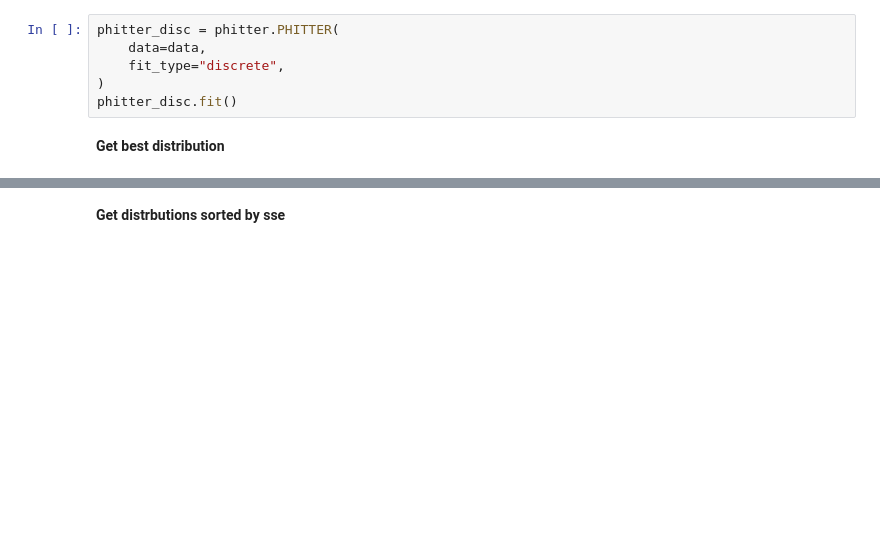
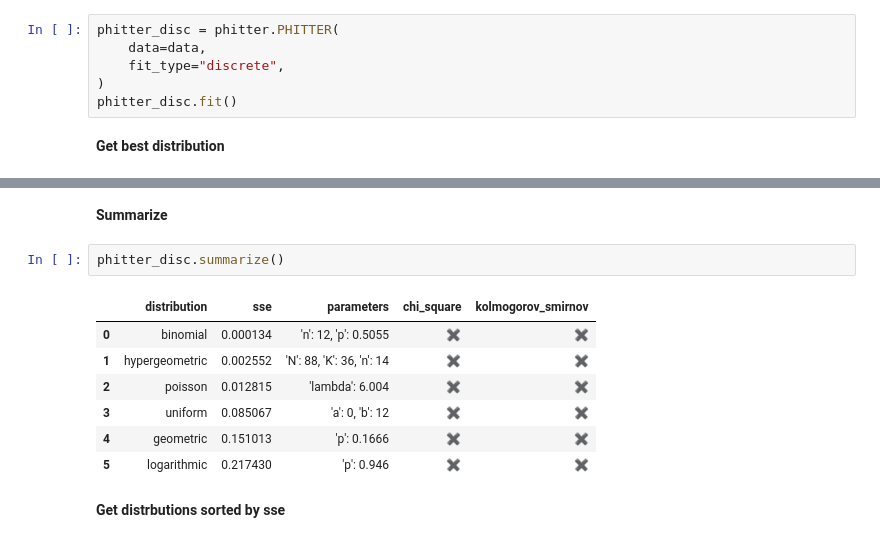
Before and after one commit to phitterio/phitter-kernel, a Jupyter notebook: examples/fit_discrete_galton_board.ipynb, the cells around one changed output, grey strips where cells are left out. Saved outputs shown, nothing was run; the diff lists cells and outputs as text; blank space fills up the shorter version.

```diff
--- a/examples/fit_discrete_galton_board.ipynb
+++ b/examples/fit_discrete_galton_board.ipynb
@@ -42,3 +42,15 @@ phitter_disc.best_distribution
+# %% [markdown]
+**Summarize**
+# %%
+phitter_disc.summarize()
+# %% [output]
+|  | distribution | sse | parameters | chi_square | kolmogorov_smirnov |
+| 0 | binomial | 0.000134 | 'n': 12, 'p': 0.5055 | ✖️ | ✖️ |
+| 1 | hypergeometric | 0.002552 | 'N': 88, 'K': 36, 'n': 14 | ✖️ | ✖️ |
+| 2 | poisson | 0.012815 | 'lambda': 6.004 | ✖️ | ✖️ |
+| 3 | uniform | 0.085067 | 'a': 0, 'b': 12 | ✖️ | ✖️ |
+| 4 | geometric | 0.151013 | 'p': 0.1666 | ✖️ | ✖️ |
+| 5 | logarithmic | 0.217430 | 'p': 0.946 | ✖️ | ✖️ |
 # %% [markdown]
 **Get distrbutions sorted by sse**
 # %%
```
Also changed, not shown: parts of 1 cell of this notebook, 11 other files.
